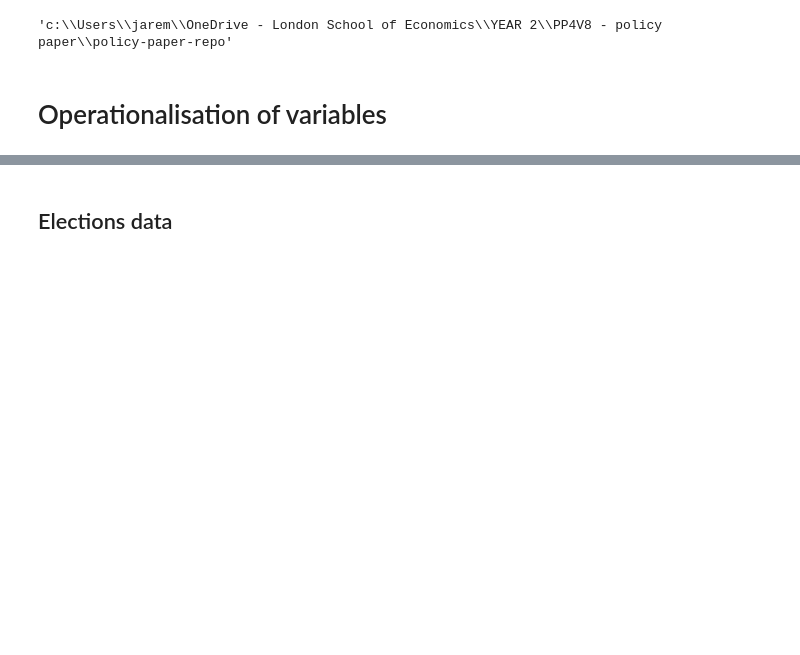
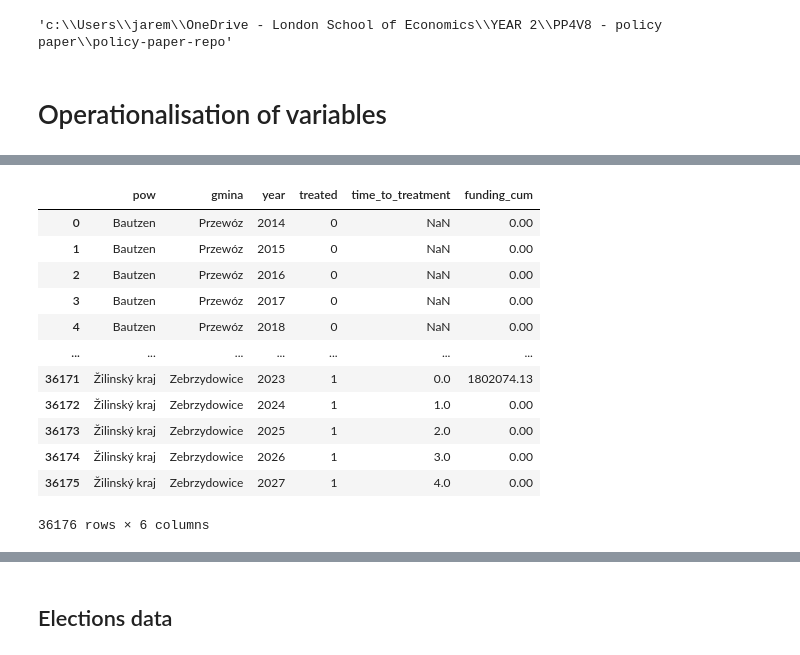
Before and after one commit to aleksandrajaremko/Policy-paper, a Jupyter notebook: code/eda/exploration.ipynb, the cells around one changed output, grey strips where cells are left out. Cells and saved outputs as stored; diff of their text form; code cells hidden in the pictures; blank space fills up the shorter version.

```diff
--- a/code/eda/exploration.ipynb
+++ b/code/eda/exploration.ipynb
@@ -22,0 +201,15 @@ os.getcwd()
+# %%
+PL_projects_21_27.drop(columns=[
+    "Działanie/ Measure",
+    # "Cel szczegółowy/ Specific objective",
+    "Priorytet/ Priority",
+    "Działanie/ Measure",
+    "Numer identyfikacyjny statku w rejestrze floty rybackiej UE/ The Union fishing fleet register identification number",
+    "Nazwa wykonawcy kontraktu/ The contractor’s name",
+    "Kategoria wsparcia/ Type of intervention"
+], inplace=True)
+
+PL_projects_21_27 = clean_english_colnames(PL_projects_21_27, normalize='keep')
+PL_projects_21_27 = PL_projects_21_27[PL_projects_21_27['Fund'] != 'BAR']
+# %%
+PL_projects_21_27["EU co-financing (EUR)"] = PL_projects_21_27["EU co-financing (PLN)"]/4.4975 # this exchange rate was taken from the report
@@ -22,0 +227,5 @@ os.getcwd()
+# %%
+df_locations = unnest_locations_with_gmina(PL_projects_21_27, 'Project location', 'EU co-financing (PLN)','EU co-financing (EUR)')
+
+print(f"Original rows: {len(PL_projects_21_27)}")
+print(f"Rows after unnesting: {len(df_locations)}")
@@ -22,0 +238,3 @@ os.getcwd()
+# %%
+df_locations = add_iso3_column(df_locations)
+# df_locations = df_locations[df_locations['iso3'] == 'POL']
@@ -22,0 +362,16 @@ os.getcwd()
+# %%
+df_staggered_did_gmina
+# %% [output]
+|  | pow | gmina | year | treated | time_to_treatment | funding_cum |
+| 0 | Bautzen | Przewóz | 2014 | 0 | NaN | 0.00 |
+| 1 | Bautzen | Przewóz | 2015 | 0 | NaN | 0.00 |
+| 2 | Bautzen | Przewóz | 2016 | 0 | NaN | 0.00 |
+| 3 | Bautzen | Przewóz | 2017 | 0 | NaN | 0.00 |
+| 4 | Bautzen | Przewóz | 2018 | 0 | NaN | 0.00 |
+| ... | ... | ... | ... | ... | ... | ... |
+| 36171 | Žilinský kraj | Zebrzydowice | 2023 | 1 | 0.0 | 1802074.13 |
+| 36172 | Žilinský kraj | Zebrzydowice | 2024 | 1 | 1.0 | 0.00 |
+| 36173 | Žilinský kraj | Zebrzydowice | 2025 | 1 | 2.0 | 0.00 |
+| 36174 | Žilinský kraj | Zebrzydowice | 2026 | 1 | 3.0 | 0.00 |
+| 36175 | Žilinský kraj | Zebrzydowice | 2027 | 1 | 4.0 | 0.00 |
+36176 rows × 6 columns
```
Also changed, not shown: parts of 56 cells of this notebook, 2 other files.
